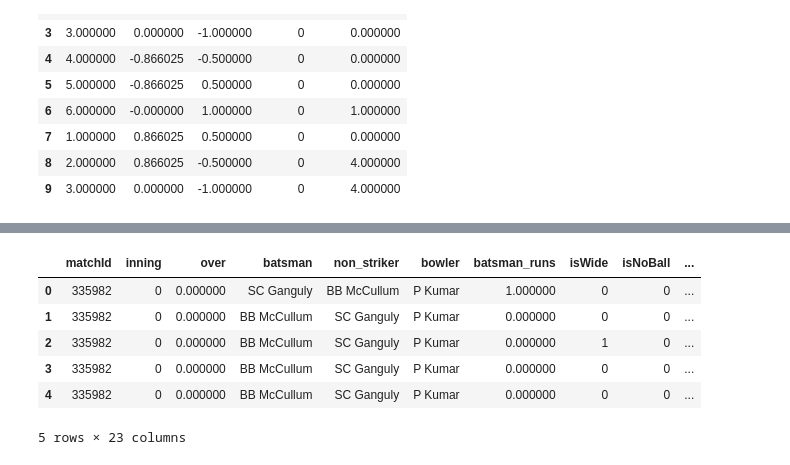
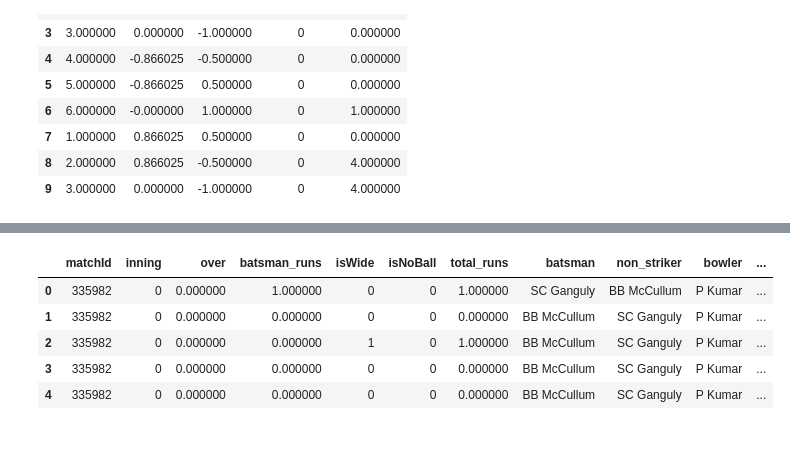
Before and after one commit to LokeshVasireddy/IPL-Prediction-System, a Jupyter notebook: New Data/help.ipynb, the cells around one changed output, grey strips where cells are left out. Saved outputs shown, nothing was run; the diff lists cells and outputs as text; code cells hidden in the pictures.

```diff
--- a/New Data/help.ipynb
+++ b/New Data/help.ipynb
@@ -360,18 +357,26 @@ balls.head()
+# %%
+balls = balls.sort_values(
+    ["matchId", "inning", "over", "total_balls_in_over"]
+).reset_index(drop=True)
 # %%
-balls['is_boundary'] = balls['batsman_runs'].isin([4, 6]).astype(int)
+balls["is_boundary"] = balls["batsman_runs"].isin([4, 6]).astype(int)
 
 def compute_balls_since_boundary(x):
+    # cumulative number of boundaries seen so far
     groups = x.cumsum()
+
+    # count balls since last boundary
     result = x.groupby(groups).cumcount()
 
-    # Optional: mark pre-first-boundary as NaN
-    result[groups == 0] = -1  # or np.nan
+    # from start of innings before first boundary:
+    # 0,1,2,3...
+    result[groups == 0] = range((groups == 0).sum())
 
     return result
 
-balls['balls_since_boundary'] = (
-    balls.groupby(['matchId', 'inning'])['is_boundary']
-    .transform(compute_balls_since_boundary)
+balls["balls_since_boundary"] = (
+    balls.groupby(["matchId", "inning"])["is_boundary"]
+         .transform(compute_balls_since_boundary)
 )
 # %%
 balls['balls_since_boundary'].unique()
@@ -517,9 +521,6 @@ balls['required_run_rate'] = (
 balls['required_run_rate'] = balls['required_run_rate'].replace([np.inf, -np.inf], 0)
 balls['required_run_rate'] = balls['required_run_rate'].fillna(0)
 
-# cap extreme values
-balls['required_run_rate'] = balls['required_run_rate'].clip(upper=36)
-
 balls.loc[balls['inning'] == 0, 'required_run_rate'] = 0
 balls.loc[balls['runs_required'] <= 0, 'required_run_rate'] = 0
 # %%
@@ -537,3 +538,4 @@ balls[['current_run_rate','required_run_rate']].describe()
 # %%
-balls[balls['current_run_rate']>35].head()
+pd.set_option("display.max_columns", None)
+balls[balls['current_run_rate']>42].head()
 # %% [output]
@@ -598,15 +602,14 @@ Index(['matchId', 'inning', 'over', 'ball', 'batting_team', 'bowling_team',
       dtype='object')
 # %%
-balls.drop(columns=['ball','batting_team', 'bowling_team','Byes', 'LegByes', 'Penalty','over_number','is_legal', 'legal_ball','is_boundary','legal_ball','date'], inplace=True)
+balls.drop(columns=['ball','batting_team', 'bowling_team','Byes', 'LegByes', 'Penalty','over_number','is_legal', 'legal_ball','is_boundary','legal_ball','balls_bowled', 'overs_bowled','runs_required', 'overs_remaining','date'], inplace=True)
 balls.head()
 # %% [output]
-|  | matchId | inning | over | batsman | non_striker | bowler | batsman_runs | isWide | isNoBall | ... |
-| 0 | 335982 | 0 | 0.000000 | SC Ganguly | BB McCullum | P Kumar | 1.000000 | 0 | 0 | ... |
-| 1 | 335982 | 0 | 0.000000 | BB McCullum | SC Ganguly | P Kumar | 0.000000 | 0 | 0 | ... |
-| 2 | 335982 | 0 | 0.000000 | BB McCullum | SC Ganguly | P Kumar | 0.000000 | 1 | 0 | ... |
-| 3 | 335982 | 0 | 0.000000 | BB McCullum | SC Ganguly | P Kumar | 0.000000 | 0 | 0 | ... |
-| 4 | 335982 | 0 | 0.000000 | BB McCullum | SC Ganguly | P Kumar | 0.000000 | 0 | 0 | ... |
+|  | matchId | inning | over | batsman_runs | isWide | isNoBall | total_runs | batsman | non_striker | bowler | ... |
+| 0 | 335982 | 0 | 0.000000 | 1.000000 | 0 | 0 | 1.000000 | SC Ganguly | BB McCullum | P Kumar | ... |
+| 1 | 335982 | 0 | 0.000000 | 0.000000 | 0 | 0 | 0.000000 | BB McCullum | SC Ganguly | P Kumar | ... |
+| 2 | 335982 | 0 | 0.000000 | 0.000000 | 1 | 0 | 1.000000 | BB McCullum | SC Ganguly | P Kumar | ... |
+| 3 | 335982 | 0 | 0.000000 | 0.000000 | 0 | 0 | 0.000000 | BB McCullum | SC Ganguly | P Kumar | ... |
+| 4 | 335982 | 0 | 0.000000 | 0.000000 | 0 | 0 | 0.000000 | BB McCullum | SC Ganguly | P Kumar | ... |
-5 rows × 23 columns
 # %%
 balls.columns
 # %% [output]
```
Also changed, not shown: parts of 22 cells of this notebook.
